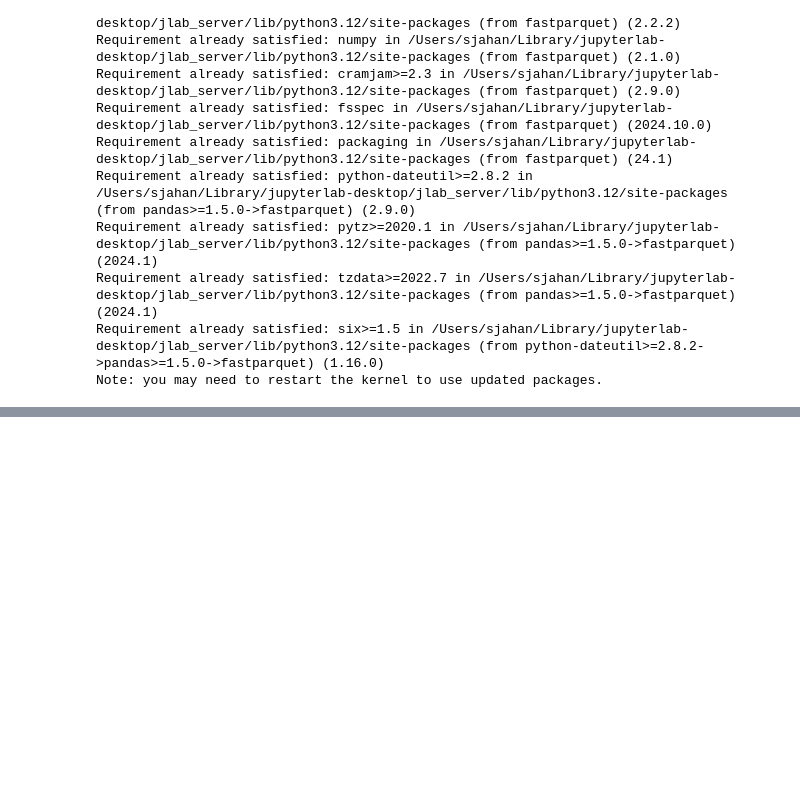
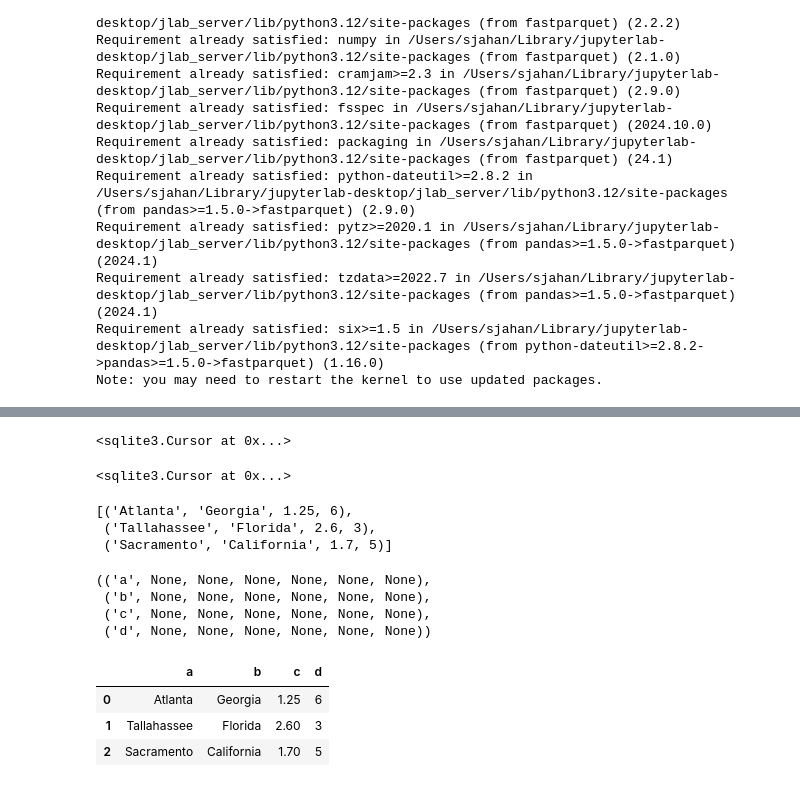
Before and after one commit to Sharmin-Jahan-Codes/DataAnalysisMcKinney-3rd, a Jupyter notebook: Chapter678/Starter.ipynb, the cells around one changed output, grey strips where cells are left out. Saved outputs shown, nothing was run; the diff lists cells and outputs as text; code cells hidden in the pictures; blank space fills up the shorter version.

```diff
--- a/Chapter678/Starter.ipynb
+++ b/Chapter678/Starter.ipynb
@@ -577,0 +710,14 @@ ImportError: Missing optional dependency 'openpyxl'.  Use pip or conda to instal
+# %%
+In [135]: import sqlite3
+
+In [136]: query = """
+   .....: CREATE TABLE test
+   .....: (a VARCHAR(20), b VARCHAR(20),
+   .....:  c REAL,        d INTEGER
+   .....: );"""
+
+In [137]: con = sqlite3.connect("mydata.sqlite")
+
+In [138]: con.execute(query)
+# %% [output]
+<sqlite3.Cursor at 0x...>
@@ -577,0 +726,10 @@ ImportError: Missing optional dependency 'openpyxl'.  Use pip or conda to instal
+# %%
+In [140]: data = [("Atlanta", "Georgia", 1.25, 6),
+   .....:         ("Tallahassee", "Florida", 2.6, 3),
+   .....:         ("Sacramento", "California", 1.7, 5)]
+
+In [141]: stmt = "INSERT INTO test VALUES(?, ?, ?, ?)"
+
+In [142]: con.executemany(stmt, data)
+# %% [output]
+<sqlite3.Cursor at 0x...>
@@ -577,0 +738,24 @@ ImportError: Missing optional dependency 'openpyxl'.  Use pip or conda to instal
+# %%
+In [144]: cursor = con.execute("SELECT * FROM test")
+
+In [145]: rows = cursor.fetchall()
+
+In [146]: rows
+# %% [output]
+[('Atlanta', 'Georgia', 1.25, 6),
+ ('Tallahassee', 'Florida', 2.6, 3),
+ ('Sacramento', 'California', 1.7, 5)]
+# %%
+In [147]: cursor.description
+# %% [output]
+(('a', None, None, None, None, None, None),
+ ('b', None, None, None, None, None, None),
+ ('c', None, None, None, None, None, None),
+ ('d', None, None, None, None, None, None))
+# %%
+In [148]: pd.DataFrame(rows, columns=[x[0] for x in cursor.description])
+# %% [output]
+|  | a | b | c | d |
+| 0 | Atlanta | Georgia | 1.25 | 6 |
+| 1 | Tallahassee | Florida | 2.60 | 3 |
+| 2 | Sacramento | California | 1.70 | 5 |
```
Also changed, not shown: parts of 28 cells of this notebook, 3 other files.
